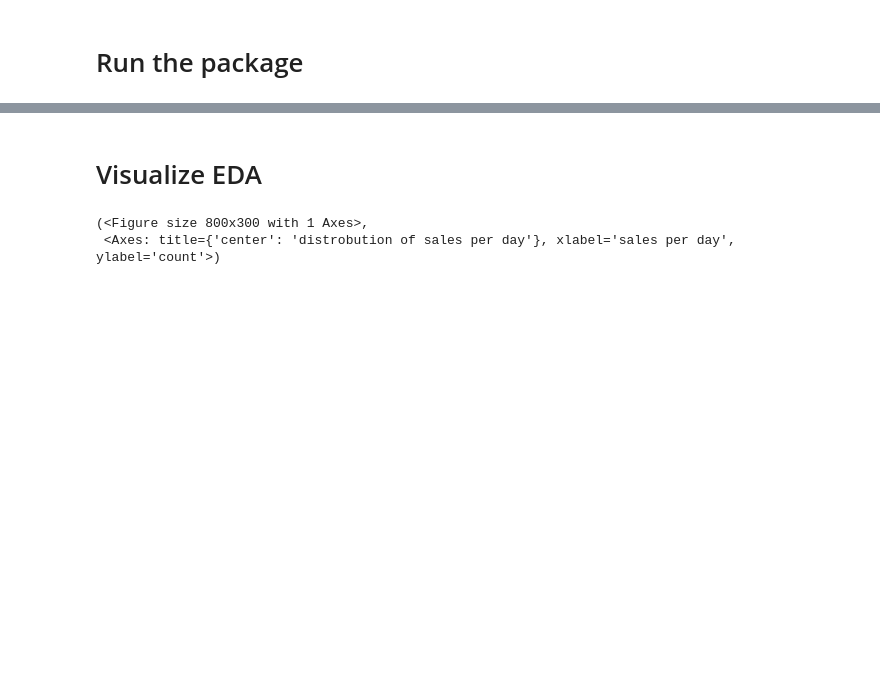
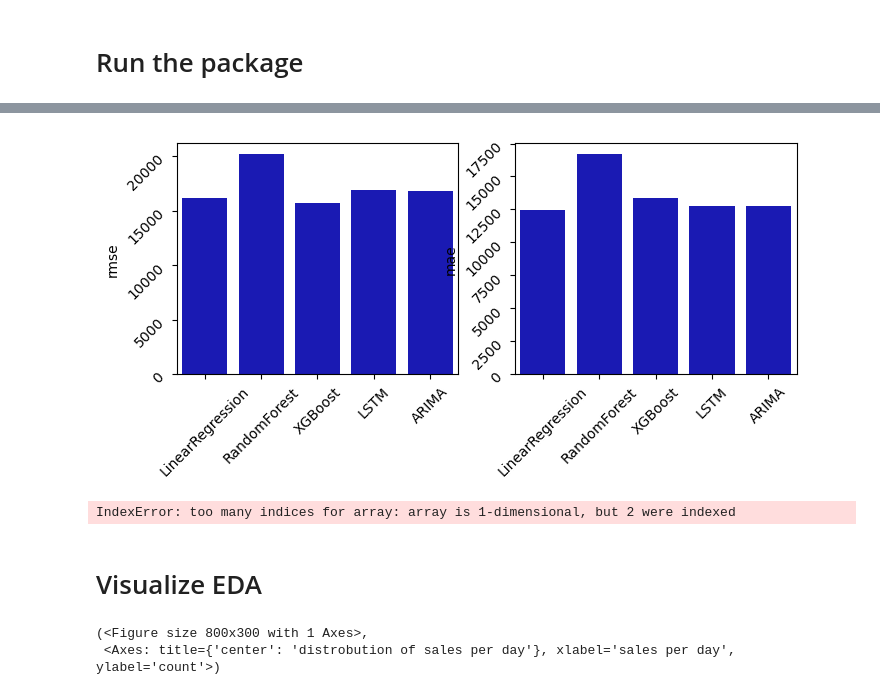
Before and after one commit to mollyryanruby/auto_forecast, a Jupyter notebook: auto_forecast/example/example_notebook.ipynb, the cells around one changed output, grey strips where cells are left out. Drawn from its saved outputs; the diff is of its cells as text; code cells hidden in the pictures; blank space fills up the shorter version.

```diff
--- a/auto_forecast/example/example_notebook.ipynb
+++ b/auto_forecast/example/example_notebook.ipynb
@@ -75,3 +87,20 @@ pd.DataFrame(output.stored_models).T
+# %%
+import pandas as pd
+import seaborn as sns
+
+output_test = pd.DataFrame(output.stored_models).T
+
+fig, ax = plt.subplots(1, 2, figsize=(10,6))
+err_1 = sns.barplot(y=output_test.rmse, x=output_test.index, color=p.COLORS[0], ax=ax[0])
+err_2 = sns.barplot(y=output_test.mae, x=output_test.index, color=p.COLORS[0], ax=ax[1])
+err_1.tick_params(labelrotation=45)
+err_2.tick_params(labelrotation=45)
+# %% [output]
+[figure, added]
+# %%
+ax[0, 0]
+# %% [output]
+IndexError: too many indices for array: array is 1-dimensional, but 2 were indexed
 # %% [markdown]
 # Visualize EDA
 # %%
```
Also changed, not shown: parts of 4 cells of this notebook, 2 other files.
